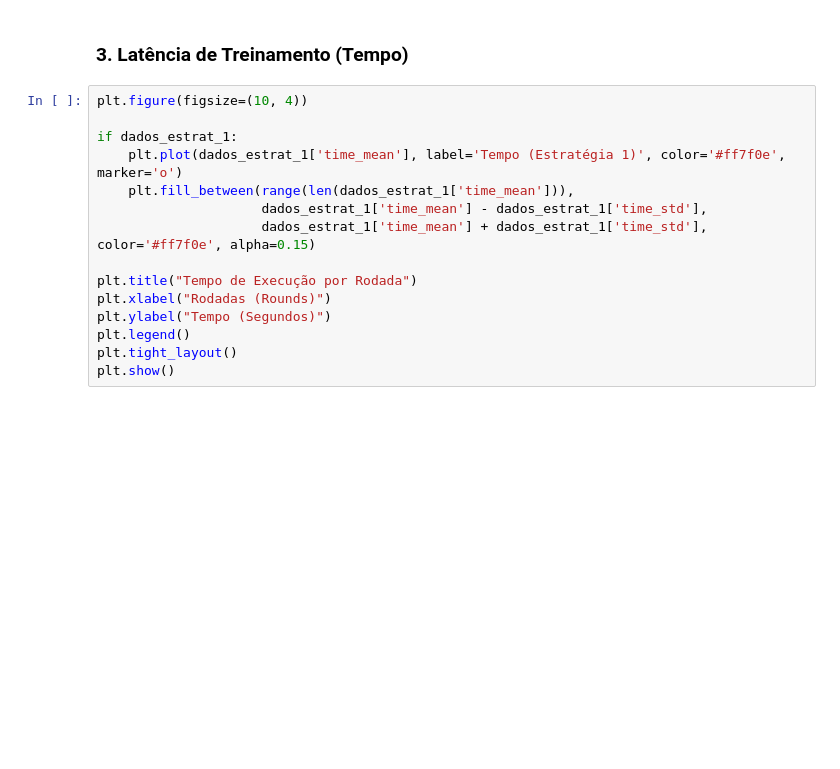
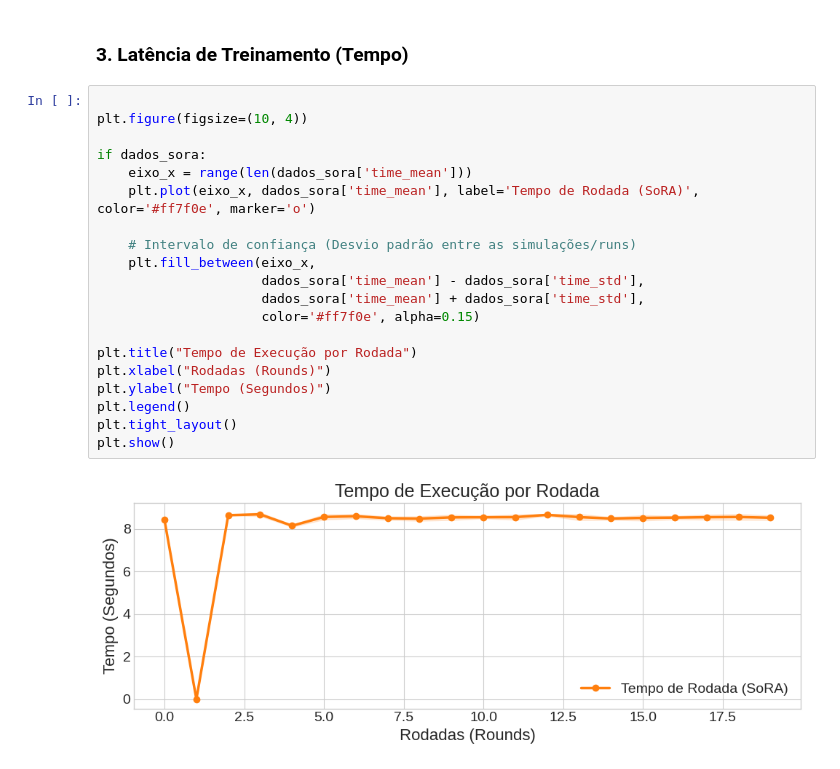
Before and after one commit to VeigarGit/FL_ServerPuma, a Jupyter notebook: src/system/plot_results.ipynb, the cells around one changed output. Cells and saved outputs as stored; diff of their text form; blank space fills up the shorter version.

```diff
--- a/src/system/plot_results.ipynb
+++ b/src/system/plot_results.ipynb
@@ -112,17 +134,24 @@ plt.show()
 # %% [markdown]
 ### 3. Latência de Treinamento (Tempo)
 # %%
+
 plt.figure(figsize=(10, 4))
 
-if dados_estrat_1:
-    plt.plot(dados_estrat_1['time_mean'], label='Tempo (Estratégia 1)', color='#ff7f0e', marker='o')
-    plt.fill_between(range(len(dados_estrat_1['time_mean'])),
-                     dados_estrat_1['time_mean'] - dados_estrat_1['time_std'],
-                     dados_estrat_1['time_mean'] + dados_estrat_1['time_std'], color='#ff7f0e', alpha=0.15)
+if dados_sora:
+    eixo_x = range(len(dados_sora['time_mean']))
+    plt.plot(eixo_x, dados_sora['time_mean'], label='Tempo de Rodada (SoRA)', color='#ff7f0e', marker='o')
+
+    # Intervalo de confiança (Desvio padrão entre as simulações/runs)
+    plt.fill_between(eixo_x,
+                     dados_sora['time_mean'] - dados_sora['time_std'],
+                     dados_sora['time_mean'] + dados_sora['time_std'],
+                     color='#ff7f0e', alpha=0.15)
 
 plt.title("Tempo de Execução por Rodada")
 plt.xlabel("Rodadas (Rounds)")
 plt.ylabel("Tempo (Segundos)")
 plt.legend()
 plt.tight_layout()
 plt.show()
+# %% [output]
+[figure, added]
```
Also changed, not shown: parts of 5 cells of this notebook, 10 other files.
